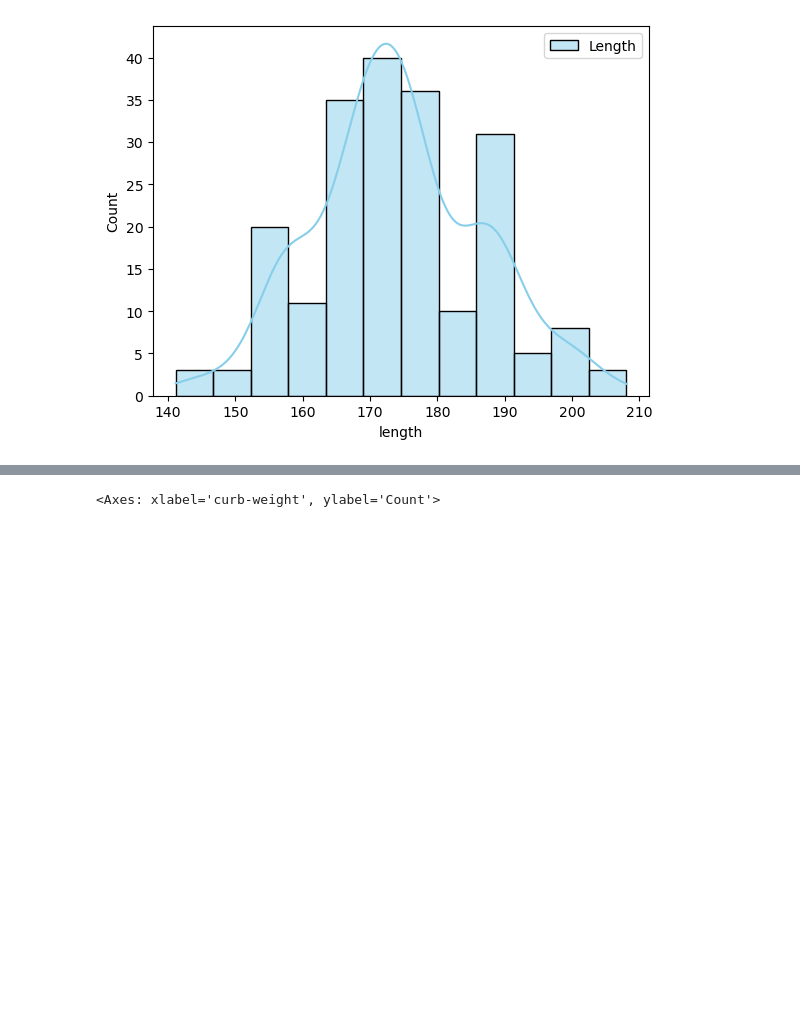
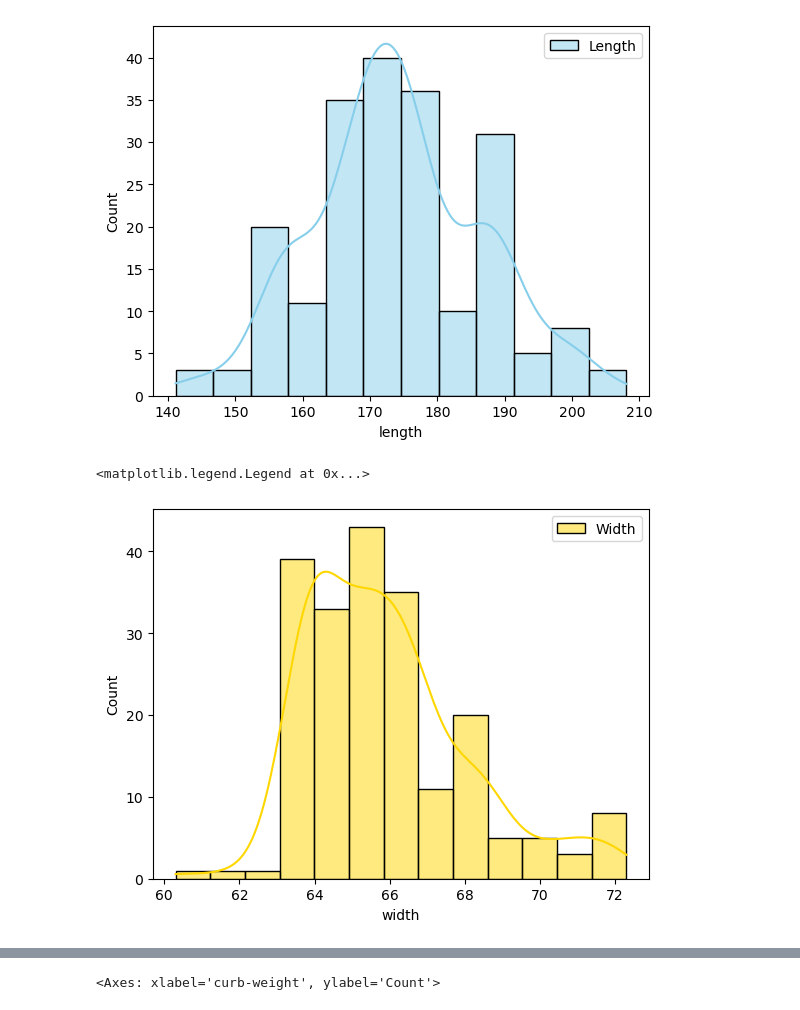
Before and after one commit to elliotbabilonia/automobile-project, a Jupyter notebook: code.ipynb, the cells around one changed output, grey strips where cells are left out. Saved outputs shown, nothing was run; the diff lists cells and outputs as text; code cells hidden in the pictures; blank space fills up the shorter version.

Commit message:
Alter the length, width and height graphs

```diff
--- a/code.ipynb
+++ b/code.ipynb
@@ -239,3 +239,11 @@ plt.legend()
 # %% [output]
 <matplotlib.legend.Legend at 0x...>
 [figure]
+# %%
+#The histograph of the width column
+sns.histplot(data=automobile.data.features, x="width", kde=True, color="gold", label="Width")
+
+plt.legend()
+# %% [output]
+<matplotlib.legend.Legend at 0x...>
+[figure, added]
```
Also changed, not shown: parts of 2 cells of this notebook.
